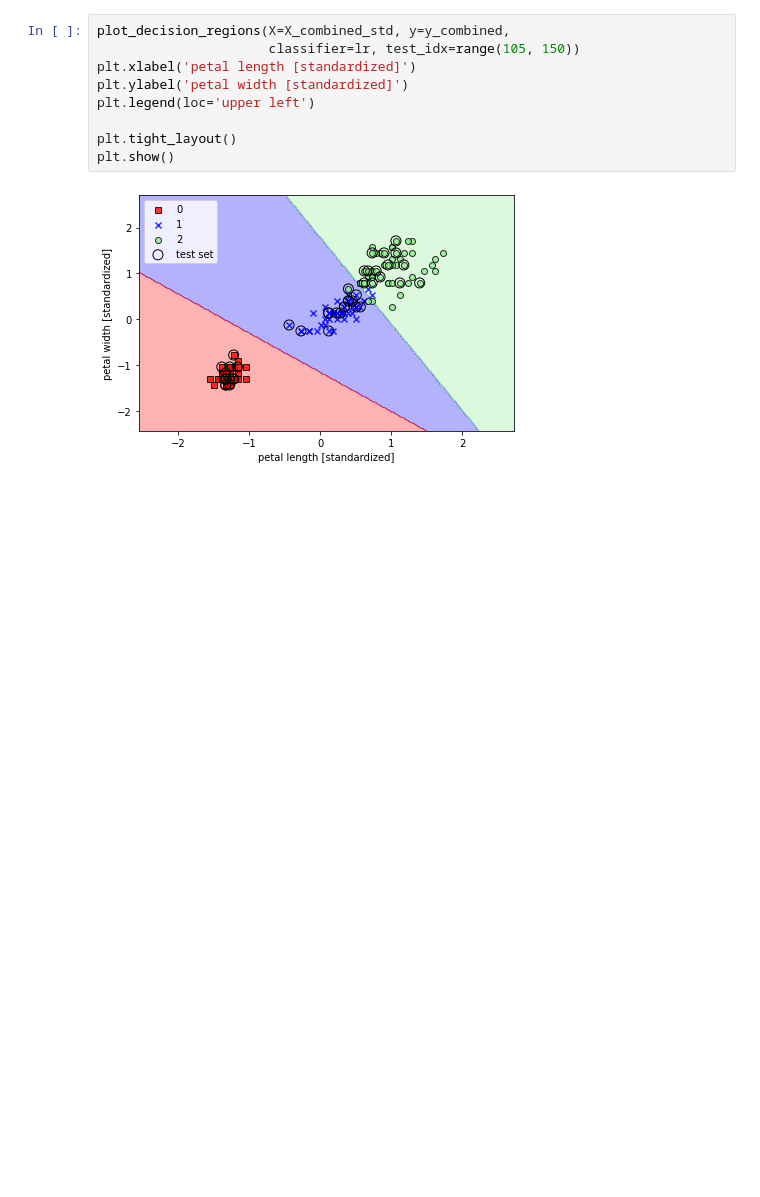
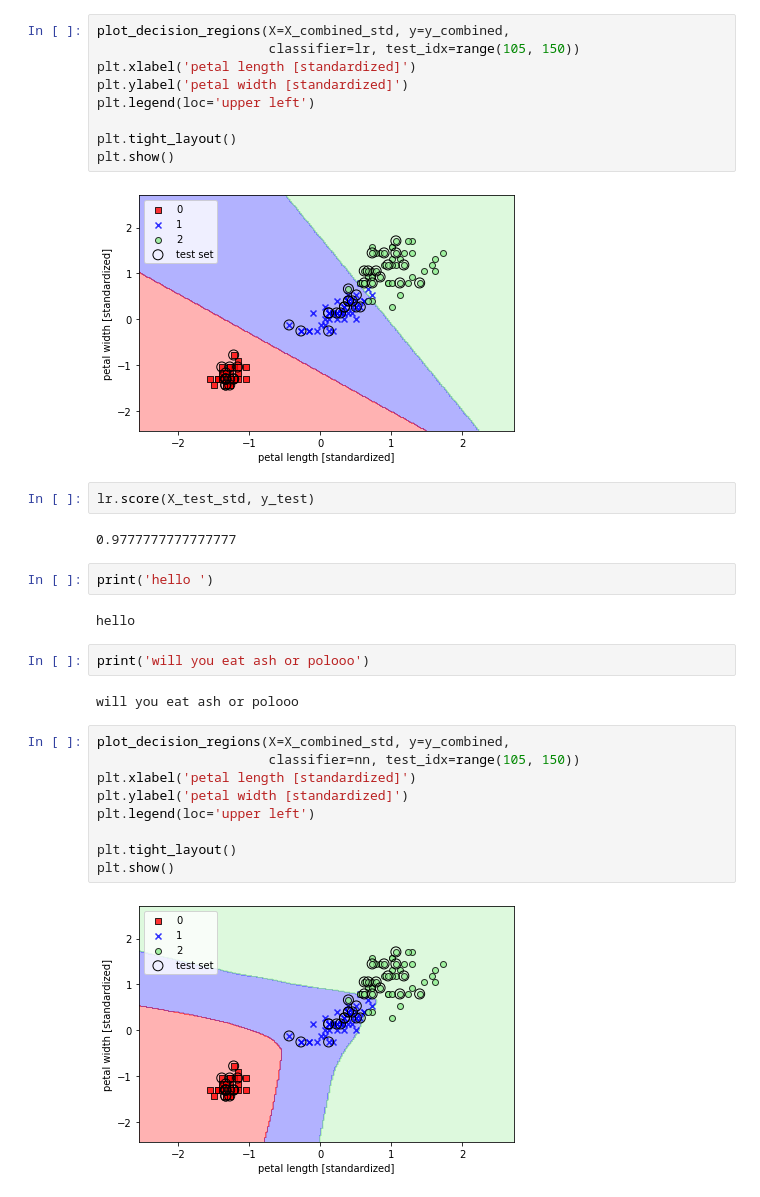
Before and after one commit to ghodsizadeh/learn_ml_with_mehdi, a Jupyter notebook: 02-Intro To Scikit-learn Classification.ipynb, the cells around one changed output. Drawn from its saved outputs; the diff is of its cells as text; blank space fills up the shorter version.

```diff
--- a/02-Intro To Scikit-learn Classification.ipynb
+++ b/02-Intro To Scikit-learn Classification.ipynb
@@ -109,3 +109,26 @@ plt.tight_layout()
 plt.show()
 # %% [output]
 [figure]
+# %%
+lr.score(X_test_std, y_test)
+# %% [output]
+0.9777777777777777
+# %%
+print('hello ')
+# %% [output]
+hello
+# %%
+print('will you eat ash or polooo')
+# %% [output]
+will you eat ash or polooo
+# %%
+plot_decision_regions(X=X_combined_std, y=y_combined,
+                      classifier=nn, test_idx=range(105, 150))
+plt.xlabel('petal length [standardized]')
+plt.ylabel('petal width [standardized]')
+plt.legend(loc='upper left')
+
+plt.tight_layout()
+plt.show()
+# %% [output]
+[figure, added]
```
Also changed, not shown: 1 other file.
